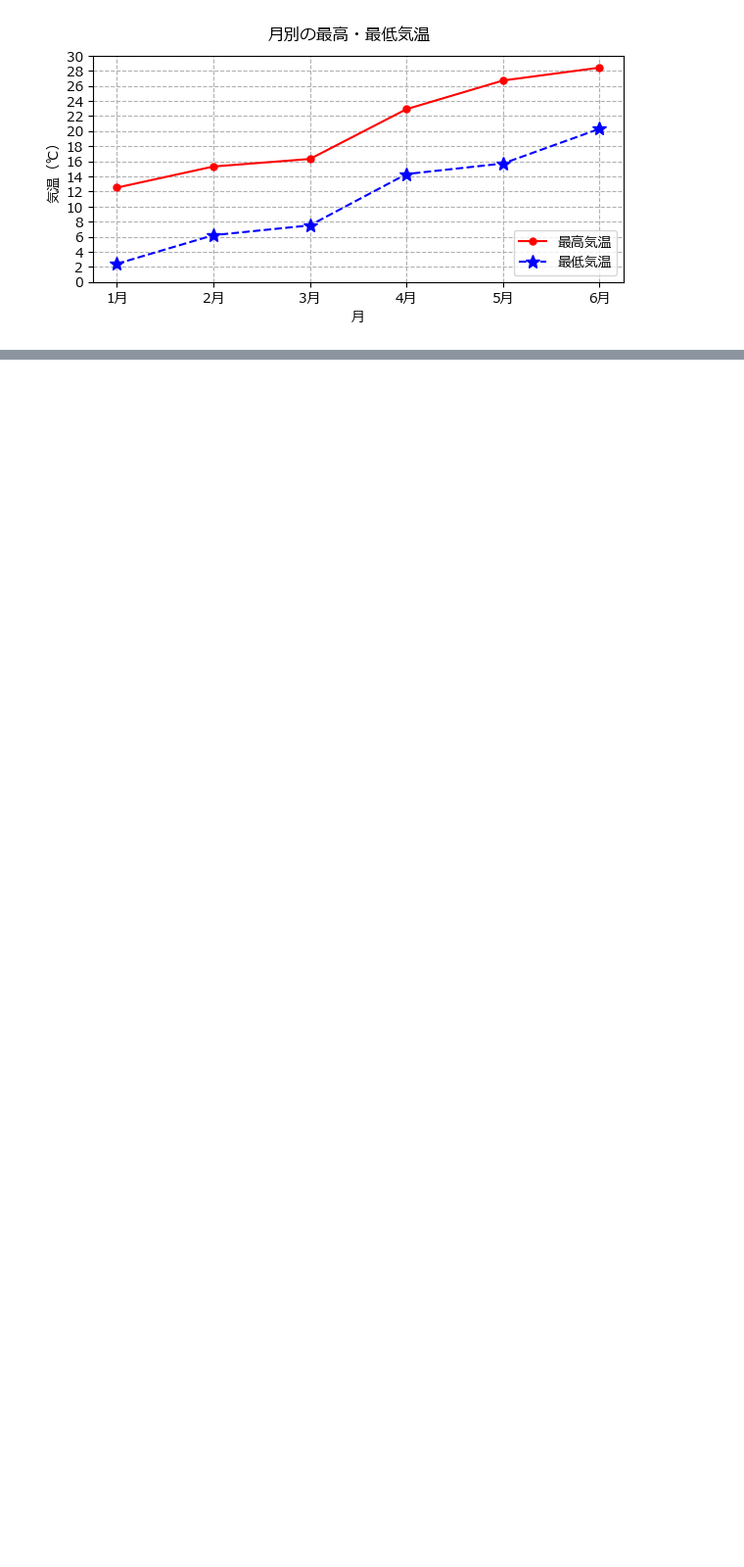
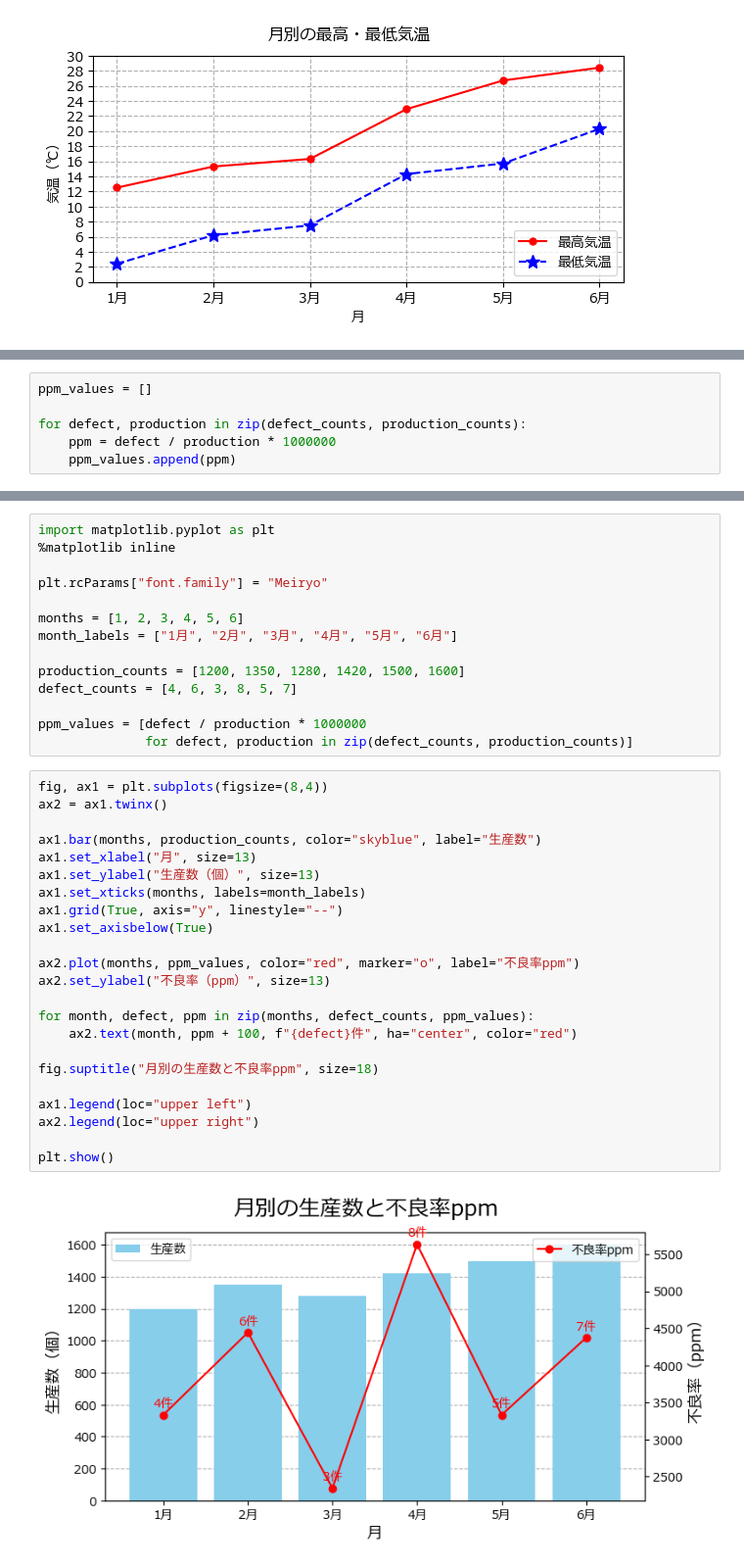
Before and after one commit to kjfarm1225/pyq_practice, a Jupyter notebook: 140_7_matplotlib_useful_features/140-7_matplotlib_useful_features.ipynb, the cells around one changed output, grey strips where cells are left out. Shown at 98% size. Saved outputs shown, nothing was run; the diff lists cells and outputs as text; blank space fills up the shorter version.

```diff
--- a/140_7_matplotlib_useful_features/140-7_matplotlib_useful_features.ipynb
+++ b/140_7_matplotlib_useful_features/140-7_matplotlib_useful_features.ipynb
@@ -162,0 +247,6 @@ plt.show()
+# %%
+ppm_values = []
+
+for defect, production in zip(defect_counts, production_counts):
+    ppm = defect / production * 1000000
+    ppm_values.append(ppm)
@@ -162,0 +266,39 @@ plt.show()
+# %%
+import matplotlib.pyplot as plt
+%matplotlib inline
+
+plt.rcParams["font.family"] = "Meiryo"
+
+months = [1, 2, 3, 4, 5, 6]
+month_labels = ["1月", "2月", "3月", "4月", "5月", "6月"]
+
+production_counts = [1200, 1350, 1280, 1420, 1500, 1600]
+defect_counts = [4, 6, 3, 8, 5, 7]
+
+ppm_values = [defect / production * 1000000
+              for defect, production in zip(defect_counts, production_counts)]
+# %%
+fig, ax1 = plt.subplots(figsize=(8,4))
+ax2 = ax1.twinx()
+
+ax1.bar(months, production_counts, color="skyblue", label="生産数")
+ax1.set_xlabel("月", size=13)
+ax1.set_ylabel("生産数（個）", size=13)
+ax1.set_xticks(months, labels=month_labels)
+ax1.grid(True, axis="y", linestyle="--")
+ax1.set_axisbelow(True)
+
+ax2.plot(months, ppm_values, color="red", marker="o", label="不良率ppm")
+ax2.set_ylabel("不良率（ppm）", size=13)
+
+for month, defect, ppm in zip(months, defect_counts, ppm_values):
+    ax2.text(month, ppm + 100, f"{defect}件", ha="center", color="red")
+
+fig.suptitle("月別の生産数と不良率ppm", size=18)
+
+ax1.legend(loc="upper left")
+ax2.legend(loc="upper right")
+
+plt.show()
+# %% [output]
+[figure, added]
```
Also changed, not shown: parts of 15 cells of this notebook.
